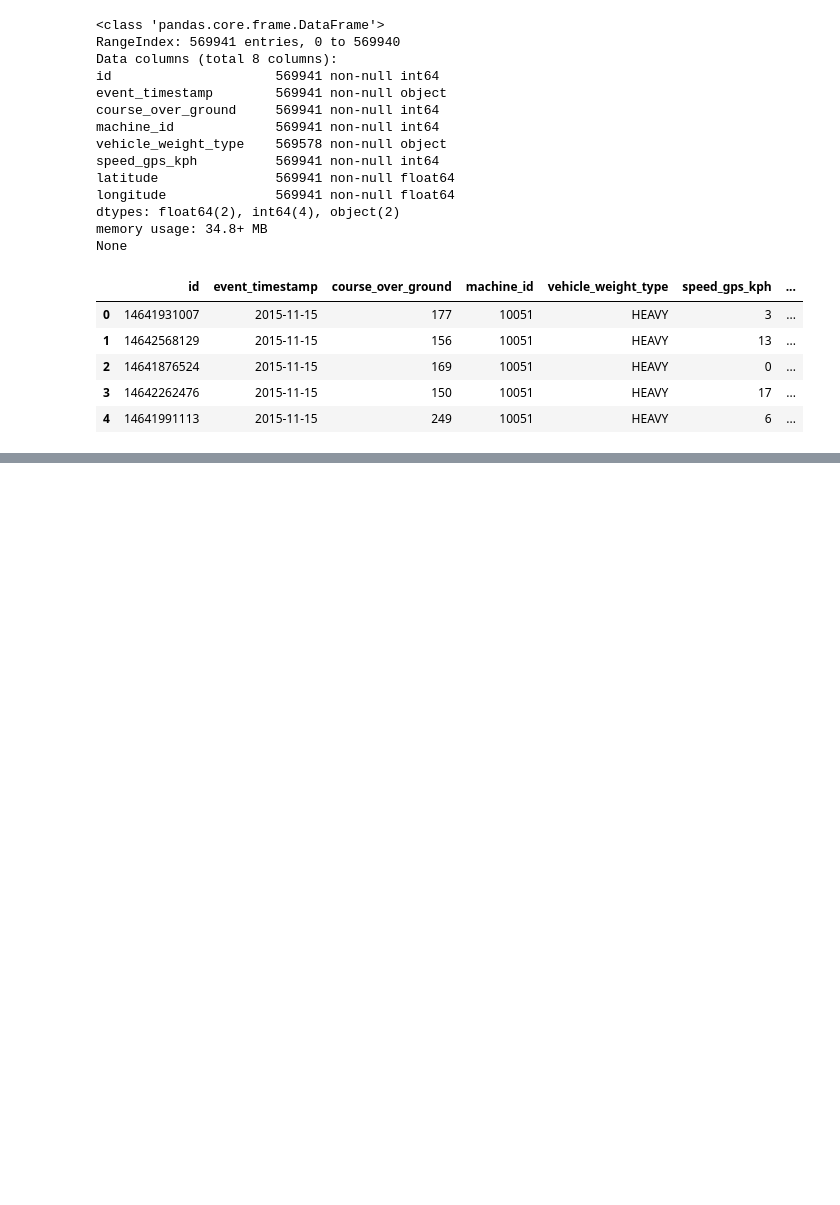
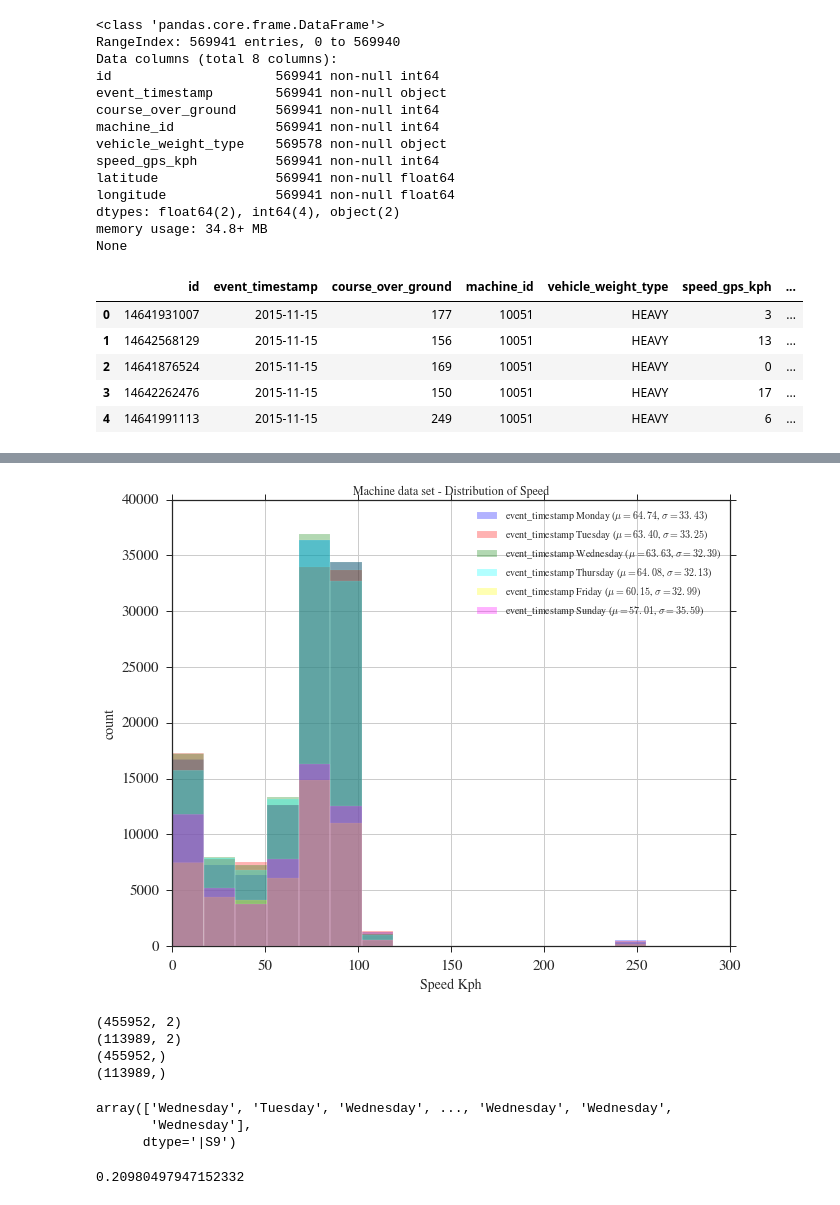
Before and after one commit to EROADdataAnalysis/EROAD, a Jupyter notebook: Project 3 Zack and Adrian.ipynb, the cells around one changed output, grey strips where cells are left out. Cells and saved outputs as stored; diff of their text form; code cells hidden in the pictures; blank space fills up the shorter version.

```diff
--- a/Project 3 Zack and Adrian.ipynb
+++ b/Project 3 Zack and Adrian.ipynb
@@ -158,0 +238,38 @@ ts_data
+# %%
+from matplotlib import pyplot as plt
+
+plt.figure(figsize=(10,8))
+
+colors = ('blue','red','green','cyan','yellow','magenta')
+
+for label,color in zip(['Monday', 'Tuesday','Wednesday','Thursday','Friday','Sunday'], colors):
+    mean = np.mean(ts_data['speed_gps_kph'][ts_data['event_timestamp'] == label]) # class sample mean
+    stdev = np.std(ts_data['speed_gps_kph'][ts_data['event_timestamp'] == label]) # class standard deviation
+    ts_data['speed_gps_kph'][ts_data['event_timestamp'] == label].hist(alpha=0.3, # opacity level
+             label='event_timestamp {} ($\mu={:.2f}$, $\sigma={:.2f}$)'.format(label, mean, stdev),
+             color=color,
+             bins=15)
+
+plt.title('Machine data set - Distribution of Speed')
+plt.xlabel('Speed Kph', fontsize=14)
+plt.ylabel('count', fontsize=14)
+plt.legend(loc='upper right')
+
+plt.show()
+# %% [output]
+[figure, added]
+# %%
+# split into training and testing sets
+from sklearn.cross_validation import train_test_split
+X_train, X_test, y_train, y_test = train_test_split(ts_data[['course_over_ground','speed_gps_kph']],
+                                                    ts_data['event_timestamp'], random_state=1, test_size=0.2)
+print X_train.shape
+print X_test.shape
+
+print y_train.shape
+print y_test.shape
+# %% [output]
+(455952, 2)
+(113989, 2)
+(455952,)
+(113989,)
@@ -158,0 +281,11 @@ ts_data
+# %%
+y_pred_train = classifier.predict(X_train)
+y_pred_train
+# %% [output]
+array(['Wednesday', 'Tuesday', 'Wednesday', ..., 'Wednesday', 'Wednesday',
+       'Wednesday'],
+      dtype='|S9')
+# %%
+classifier.score(X_train, y_train)
+# %% [output]
+0.20980497947152332
```
Also changed, not shown: parts of 21 cells of this notebook.
